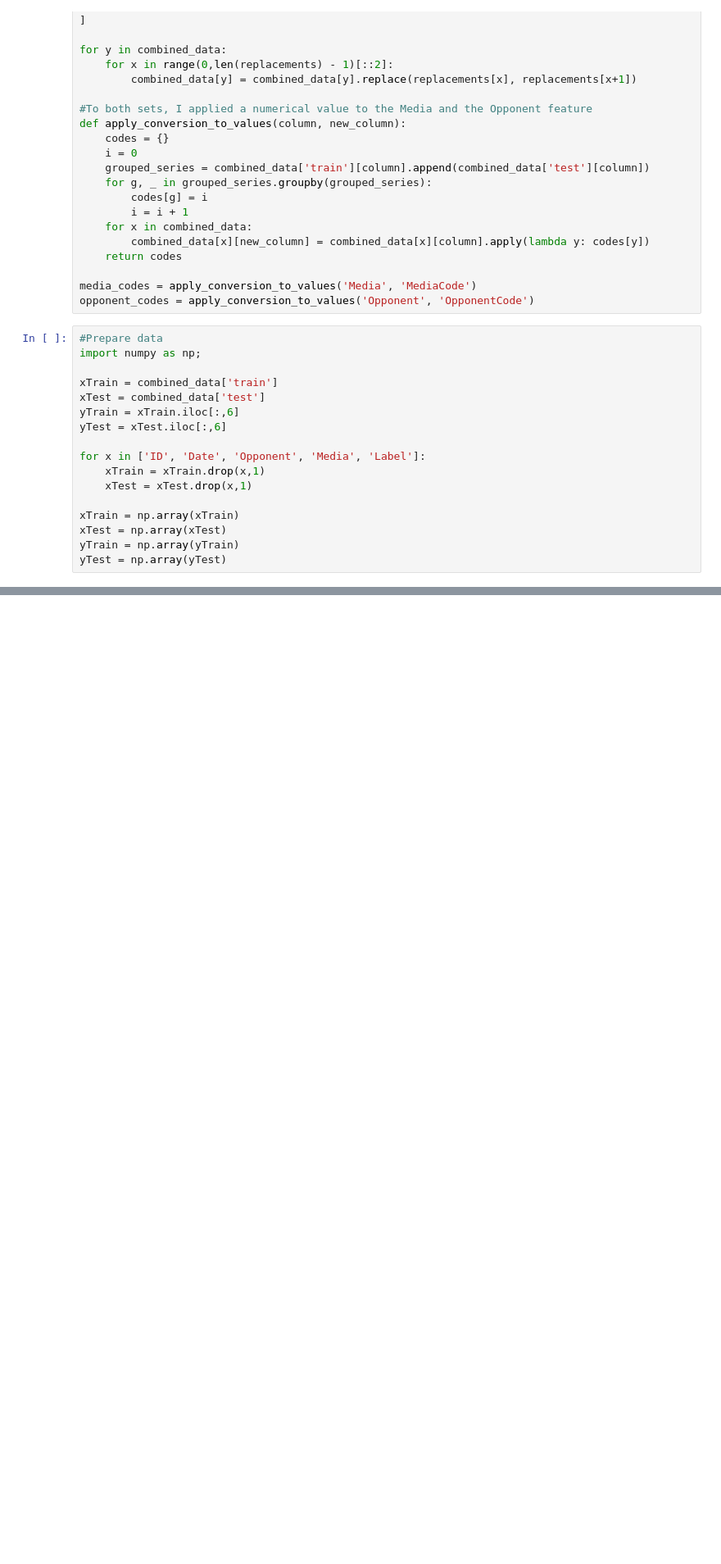
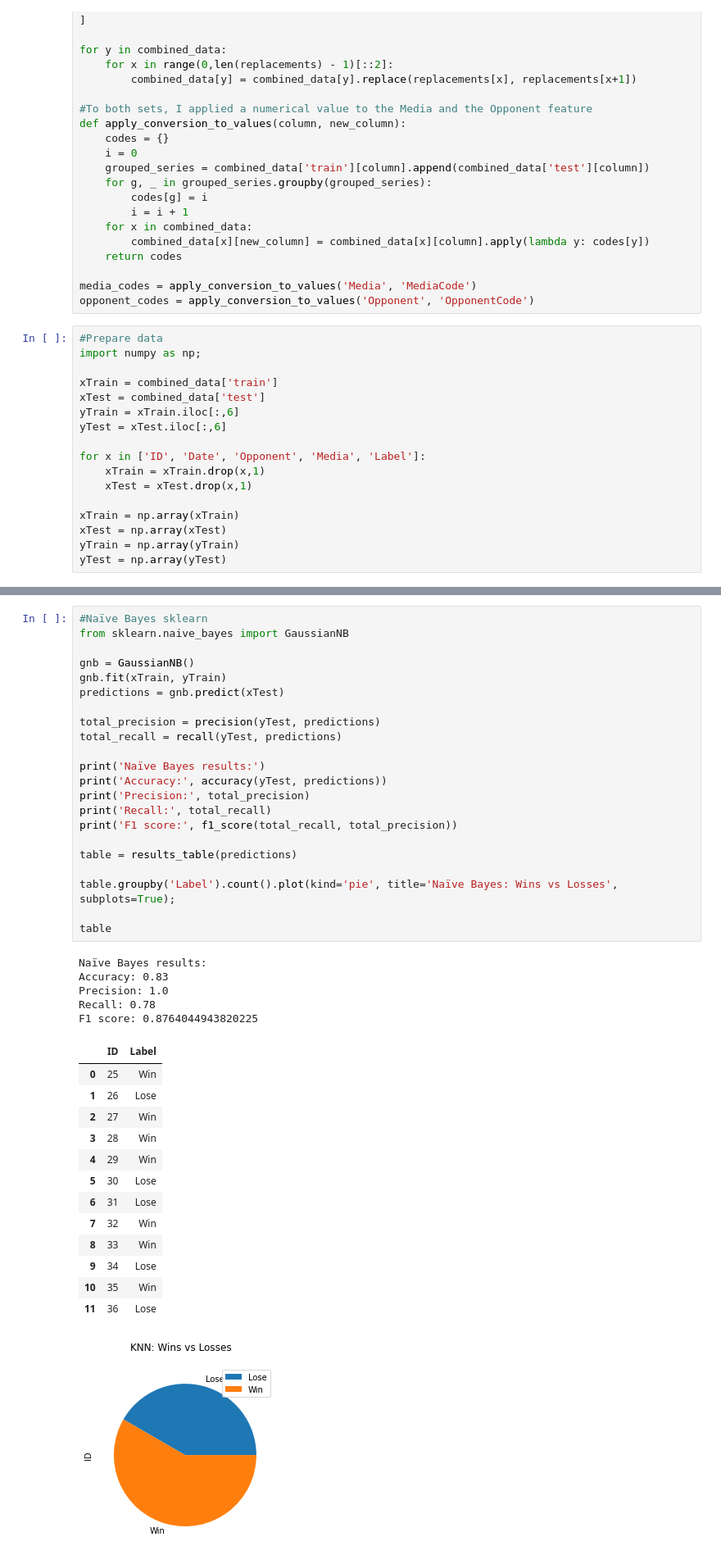
Before and after one commit to lumalav/CAP5610, a Jupyter notebook: HW3/HW3.ipynb, the cells around one changed output, grey strips where cells are left out. Shown: that part at 82% size. Saved outputs shown, nothing was run; the diff lists cells and outputs as text; blank space fills up the shorter version.

Commit message:
added naive bayes to hw3. finished task 1

```diff
--- a/HW3/HW3.ipynb
+++ b/HW3/HW3.ipynb
@@ -131,0 +155,42 @@ F1 score: 0.7077464788732396
+# %%
+#Naïve Bayes sklearn
+from sklearn.naive_bayes import GaussianNB
+
+gnb = GaussianNB()
+gnb.fit(xTrain, yTrain)
+predictions = gnb.predict(xTest)
+
+total_precision = precision(yTest, predictions)
+total_recall = recall(yTest, predictions)
+
+print('Naïve Bayes results:')
+print('Accuracy:', accuracy(yTest, predictions))
+print('Precision:', total_precision)
+print('Recall:', total_recall)
+print('F1 score:', f1_score(total_recall, total_precision))
+
+table = results_table(predictions)
+
+table.groupby('Label').count().plot(kind='pie', title='Naïve Bayes: Wins vs Losses', subplots=True);
+
+table
+# %% [output]
+Naïve Bayes results:
+Accuracy: 0.83
+Precision: 1.0
+Recall: 0.78
+F1 score: 0.8764044943820225
+|  | ID | Label |
+| 0 | 25 | Win |
+| 1 | 26 | Lose |
+| 2 | 27 | Win |
+| 3 | 28 | Win |
+| 4 | 29 | Win |
+| 5 | 30 | Lose |
+| 6 | 31 | Lose |
+| 7 | 32 | Win |
+| 8 | 33 | Win |
+| 9 | 34 | Lose |
+| 10 | 35 | Win |
+| 11 | 36 | Lose |
+[figure, added]
```
Also changed, not shown: parts of 1 cell of this notebook.
